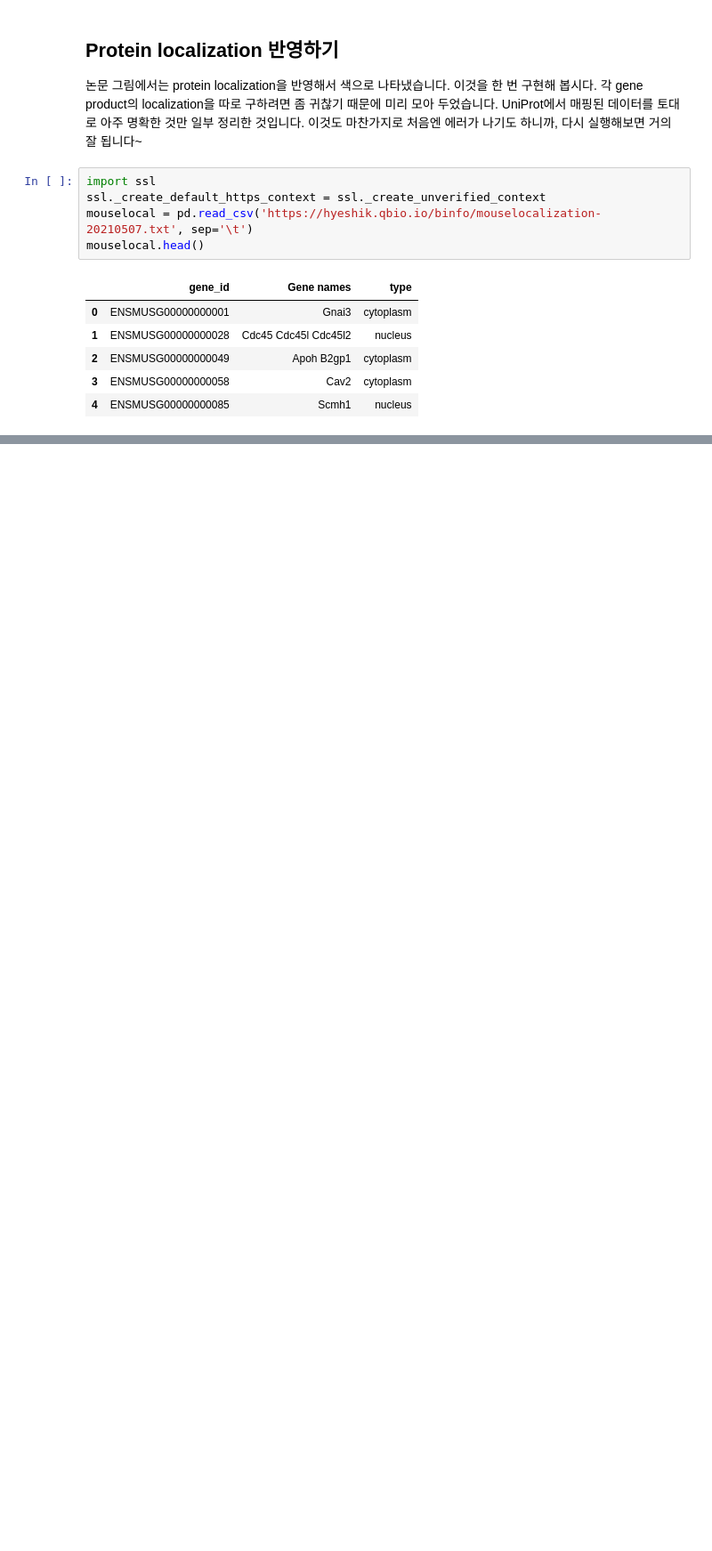
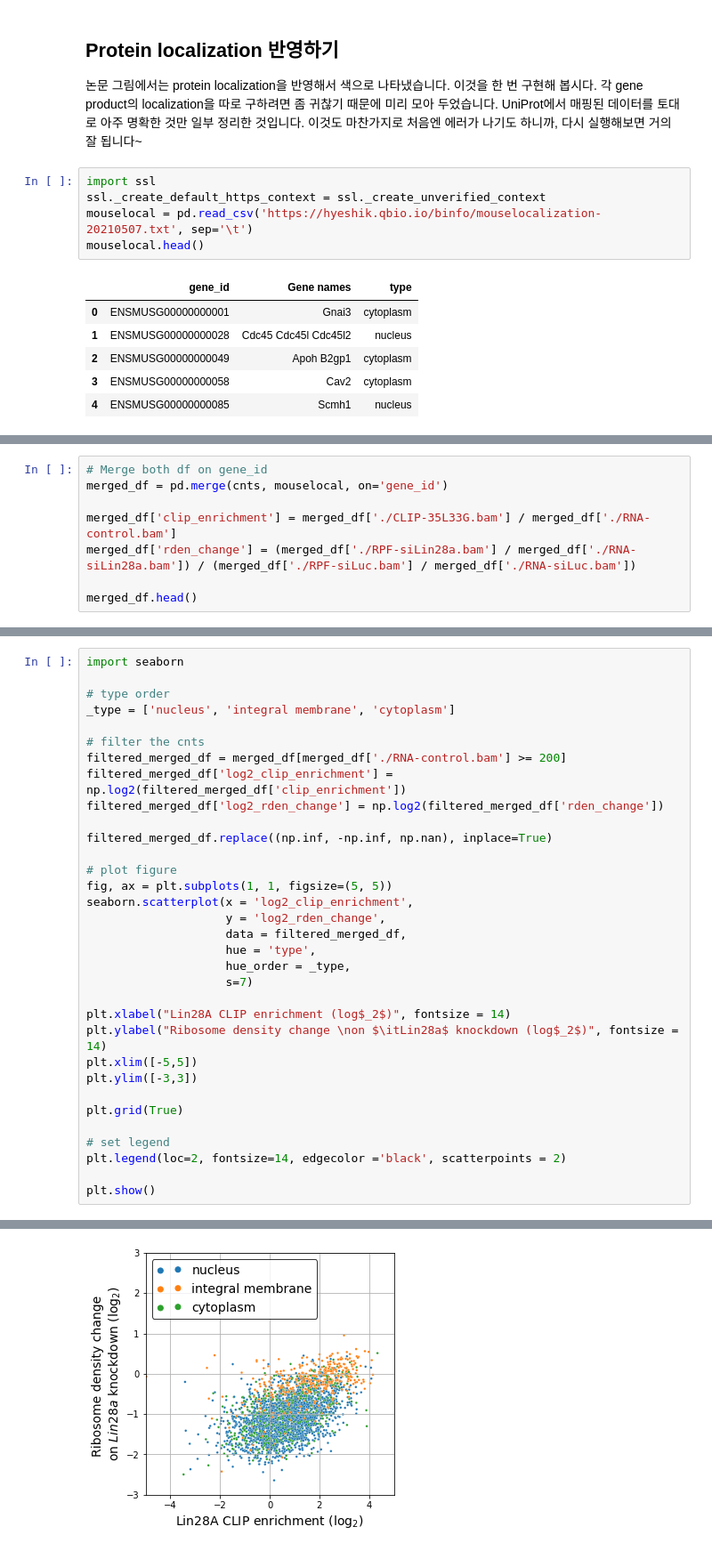
Before and after one commit to LunaJang/2022_bioinfo, a Jupyter notebook: CoLab_TermProj_2022_1.ipynb, the cells around one changed output, grey strips where cells are left out. Shown at 89% size. Cells and saved outputs as stored; diff of their text form; blank space fills up the shorter version.

```diff
--- a/CoLab_TermProj_2022_1.ipynb
+++ b/CoLab_TermProj_2022_1.ipynb
@@ -299,0 +320,8 @@ ValueError: ignored
+# %%
+# Merge both df on gene_id
+merged_df = pd.merge(cnts, mouselocal, on='gene_id')
+
+merged_df['clip_enrichment'] = merged_df['./CLIP-35L33G.bam'] / merged_df['./RNA-control.bam']
+merged_df['rden_change'] = (merged_df['./RPF-siLin28a.bam'] / merged_df['./RNA-siLin28a.bam']) / (merged_df['./RPF-siLuc.bam'] / merged_df['./RNA-siLuc.bam'])
+
+merged_df.head()
@@ -299,0 +335,34 @@ ValueError: ignored
+# %%
+import seaborn
+
+# type order
+_type = ['nucleus', 'integral membrane', 'cytoplasm']
+
+# filter the cnts
+filtered_merged_df = merged_df[merged_df['./RNA-control.bam'] >= 200]
+filtered_merged_df['log2_clip_enrichment'] = np.log2(filtered_merged_df['clip_enrichment'])
+filtered_merged_df['log2_rden_change'] = np.log2(filtered_merged_df['rden_change'])
+
+filtered_merged_df.replace((np.inf, -np.inf, np.nan), inplace=True)
+
+# plot figure
+fig, ax = plt.subplots(1, 1, figsize=(5, 5))
+seaborn.scatterplot(x = 'log2_clip_enrichment',
+                    y = 'log2_rden_change',
+                    data = filtered_merged_df,
+                    hue = 'type',
+                    hue_order = _type,
+                    s=7)
+
+plt.xlabel("Lin28A CLIP enrichment (log$_2$)", fontsize = 14)
+plt.ylabel("Ribosome density change \non $\itLin28a$ knockdown (log$_2$)", fontsize = 14)
+plt.xlim([-5,5])
+plt.ylim([-3,3])
+
+plt.grid(True)
+
+# set legend
+plt.legend(loc=2, fontsize=14, edgecolor ='black', scatterpoints = 2)
+
+plt.show()
+# %% [output]
@@ -299,0 +379 @@ ValueError: ignored
+[figure, added]
```
Also changed, not shown: parts of 13 cells of this notebook, 3 other files.
